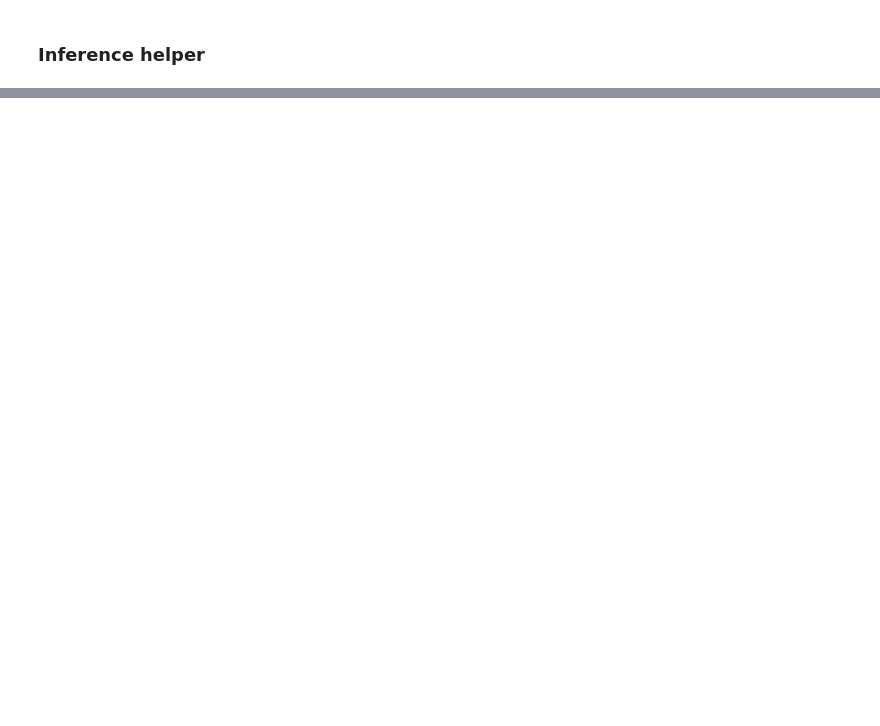
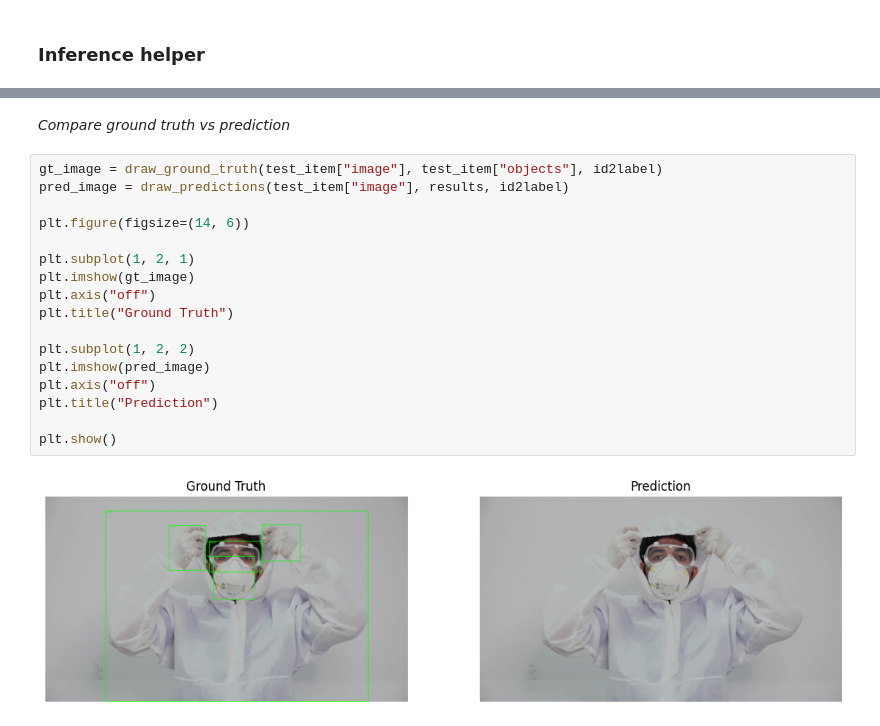
Before and after one commit to mdmohsin212/Transformers, a Jupyter notebook: Fine Tuning/DETR_finetune.ipynb, the cells around one changed output, grey strips where cells are left out. Saved outputs shown, nothing was run; the diff lists cells and outputs as text; blank space fills up the shorter version.

```diff
--- a/Fine Tuning/DETR_finetune.ipynb
+++ b/Fine Tuning/DETR_finetune.ipynb
@@ -407,0 +440,21 @@ def predict_objects(image, model, image_processor, device, threshold=0.4):
+# %% [markdown]
+*Compare ground truth vs prediction*
+# %%
+gt_image = draw_ground_truth(test_item["image"], test_item["objects"], id2label)
+pred_image = draw_predictions(test_item["image"], results, id2label)
+
+plt.figure(figsize=(14, 6))
+
+plt.subplot(1, 2, 1)
+plt.imshow(gt_image)
+plt.axis("off")
+plt.title("Ground Truth")
+
+plt.subplot(1, 2, 2)
+plt.imshow(pred_image)
+plt.axis("off")
+plt.title("Prediction")
+
+plt.show()
+# %% [output]
+[figure, added]
```
Also changed, not shown: parts of 7 cells of this notebook.
